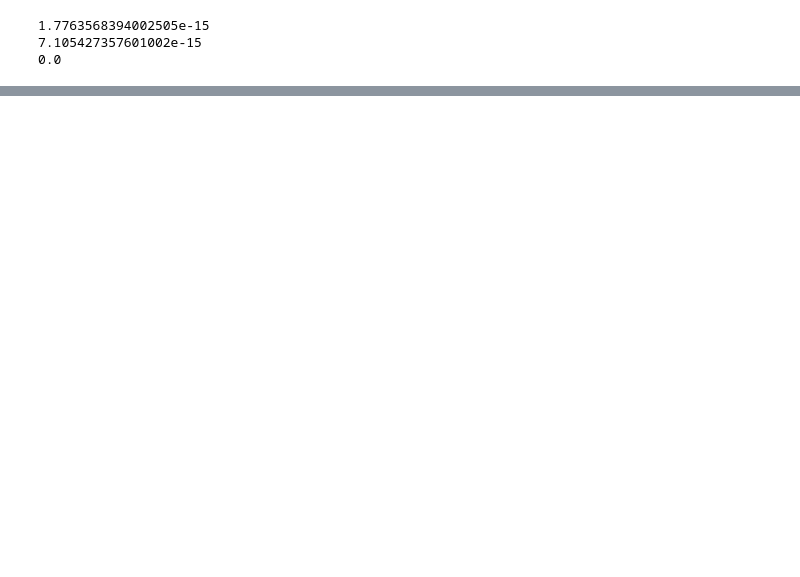
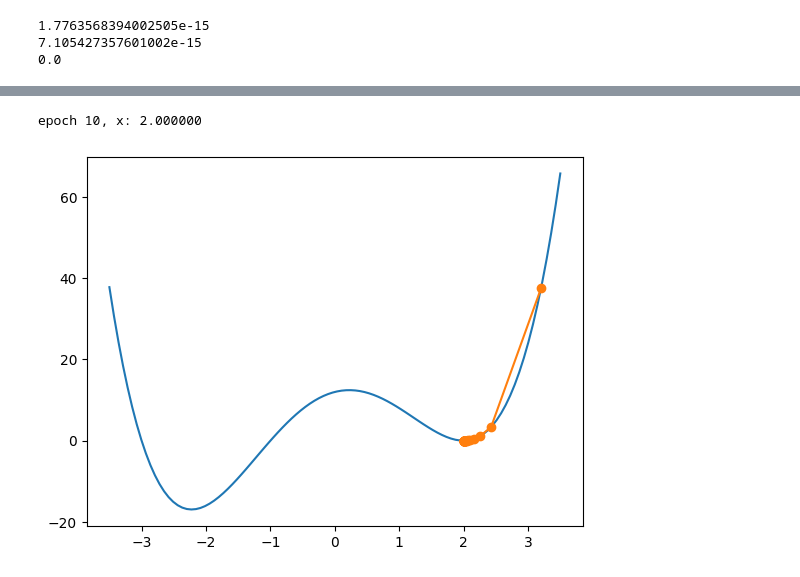
Before and after one commit to namoshi/mathAI, a Jupyter notebook: func_opt.ipynb, the cells around one changed output, grey strips where cells are left out. Saved outputs shown, nothing was run; the diff lists cells and outputs as text; code cells hidden in the pictures; blank space fills up the shorter version.

```diff
--- a/func_opt.ipynb
+++ b/func_opt.ipynb
@@ -66,0 +101,7 @@ print(df(2.0))
+# %%
+results = gd(3.2, 0.01, df)
+#print(results)
+show_trace(results, f)
+# %% [output]
+epoch 10, x: 2.000000
+[figure, added]
```
Also changed, not shown: parts of 6 cells of this notebook.
